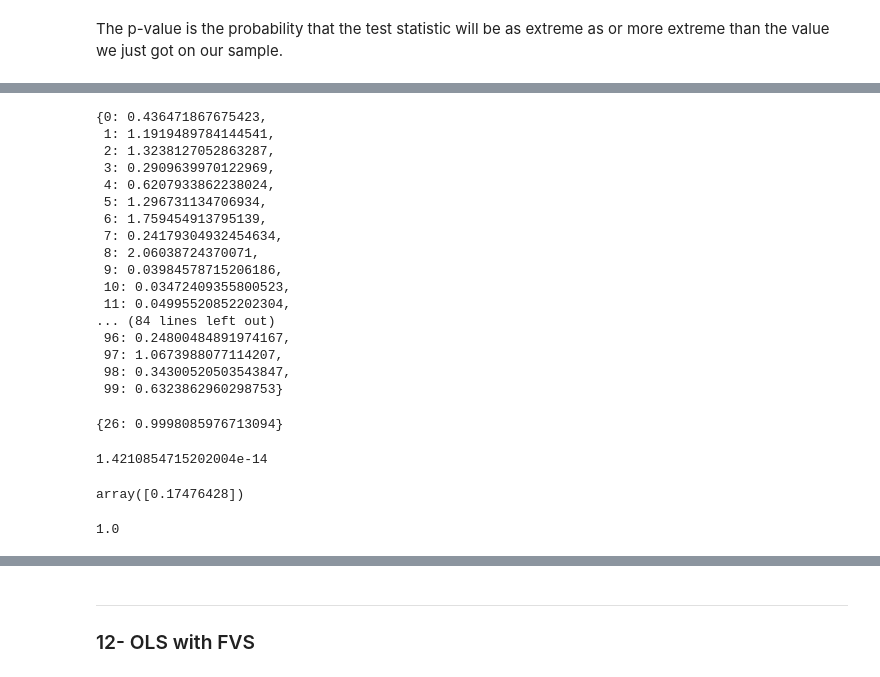
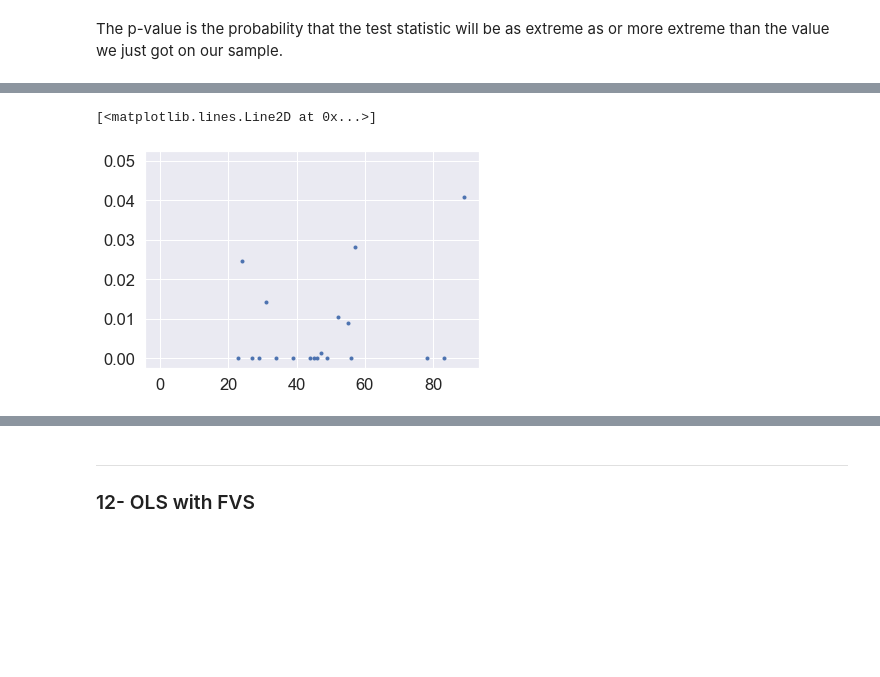
Before and after one commit to Bourhano/TelecomParis, a Jupyter notebook: StatisticsOLS/sd-tsia204_lab2_dernayka_bourhan.ipynb, the cells around one changed output, grey strips where cells are left out. Saved outputs shown, nothing was run; the diff lists cells and outputs as text; code cells hidden in the pictures; blank space fills up the shorter version.

```diff
--- a/StatisticsOLS/sd-tsia204_lab2_dernayka_bourhan.ipynb
+++ b/StatisticsOLS/sd-tsia204_lab2_dernayka_bourhan.ipynb
@@ -518,7 +494,7 @@ plotOn = False
 selected = list()
 candidates = list(range(p))
 
-r = y
+r = np.array(y)
 while len(candidates):
     candidatesStat = dict()
     for i in range(p):
@@ -538,7 +514,7 @@ while len(candidates):
     selected = selected + [selectedCandidate]
     Xi = (X[:,selectedCandidate].reshape(-1, 1))
     OLSi = linear_model.LinearRegression()
-    OLSi.fit(Xi, r)
+    OLSi.fit(Xi, y)
     r = r - OLSi.predict(Xi)
 # %%
 print("The order of the selected variables is:\n", selected)
@@ -553,11 +529,5 @@ ___
 ### 11- FVS with stopping condition
 # %% [markdown]
 The p-value is the probability that the test statistic will be as extreme as or more extreme than the value we just got on our sample.
-# %%
-Xi = (X[:,0].reshape(-1, 1))
-OLSi = linear_model.LinearRegression()
-OLSi.fit(Xi, y)
-theta = np.array([OLSi.intercept_, OLSi.coef_[0]])
-test = noEffectStat(Xi, y, theta)
 # %%
 plotOn = False
@@ -681,36 +605,6 @@ plt.plot(first50PValues)
-# %%
-candidatesStat
-# %% [output]
-{0: 0.436471867675423,
- 1: 1.1919489784144541,
- 2: 1.3238127052863287,
- 3: 0.2909639970122969,
- 4: 0.6207933862238024,
- 5: 1.296731134706934,
- 6: 1.759454913795139,
- 7: 0.24179304932454634,
- 8: 2.06038724370071,
- 9: 0.03984578715206186,
- 10: 0.03472409355800523,
- 11: 0.04995520852202304,
-... (84 lines left out)
- 96: 0.24800484891974167,
- 97: 1.0673988077114207,
- 98: 0.34300520503543847,
- 99: 0.6323862960298753}
-# %%
-pvalues
-# %% [output]
-{26: 0.9998085976713094}
-# %%
-OLSi.intercept_-y.mean()
-# %% [output]
-1.4210854715202004e-14
-# %%
-OLSi.coef_
-# %% [output]
-array([0.17476428])
-# %%
-OLSi =
-# %% [output]
-1.0
+# %%
+plt.plot(selected, pValues[:19], '.')
+plt.plot(0.05, '-')
+# %% [output]
+[<matplotlib.lines.Line2D at 0x...>]
+[figure, added]
```
Also changed, not shown: parts of 39 cells of this notebook.
